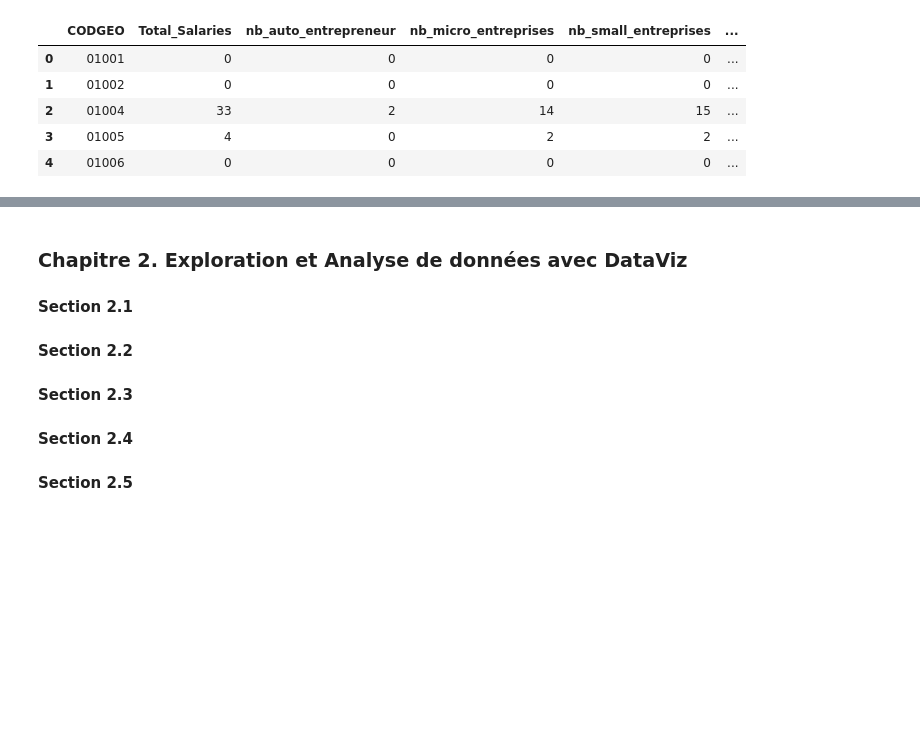
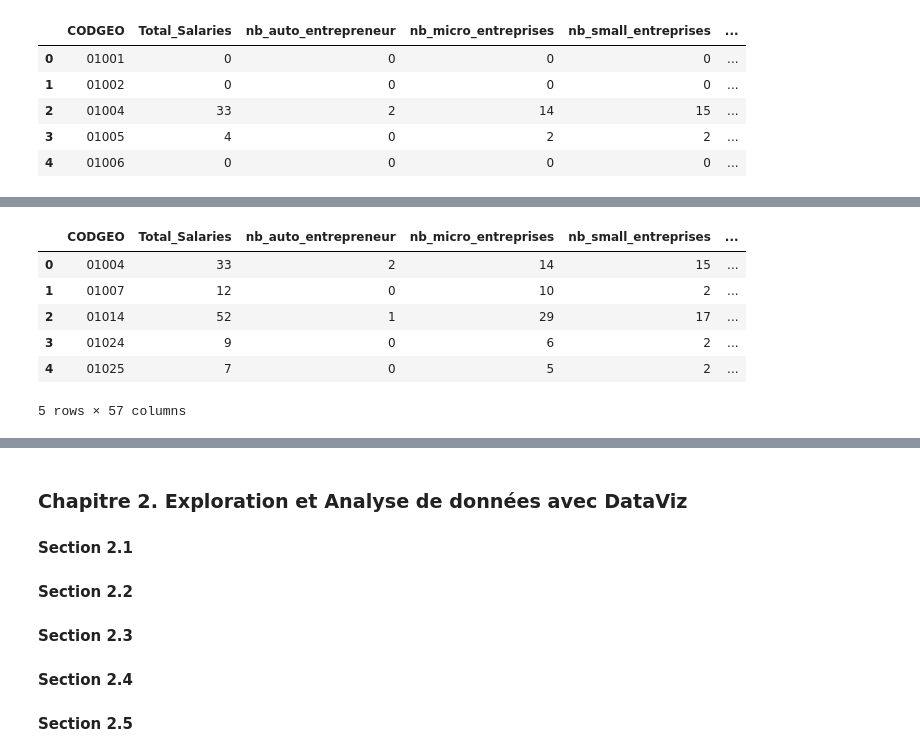
Before and after one commit to nkostiuk/french-industry, a Jupyter notebook: notebooks/Notebook_final-10-03-24.ipynb, the cells around one changed output, grey strips where cells are left out. Saved outputs shown, nothing was run; the diff lists cells and outputs as text; code cells hidden in the pictures; blank space fills up the shorter version.

Commit message:
merge total (svg cvs sur GoogleDrive

```diff
--- a/notebooks/Notebook_final-10-03-24.ipynb
+++ b/notebooks/Notebook_final-10-03-24.ipynb
@@ -299,0 +291,3 @@ Index(['CODGEO', 'ET_BE', 'ET_BE_0sal', 'ET_BE_1_4', 'ET_BE_5_9',
+# %%
+df_merge1=df_entreprises24.merge(df_name_geographic_final,left_on='CODGEO',right_on='COM_code_insee')
+display(df_merge1.head())
@@ -299,0 +302,12 @@ Index(['CODGEO', 'ET_BE', 'ET_BE_0sal', 'ET_BE_1_4', 'ET_BE_5_9',
+# %%
+add_leading_zeros(df_salary, 'CODGEO', 5)
+df_merge2=df_merge1.merge(df_salary,left_on='CODGEO',right_on='CODGEO')
+display(df_merge2.head())
+# %% [output]
+|  | CODGEO | Total_Salaries | nb_auto_entrepreneur | nb_micro_entreprises | nb_small_entreprises | ... |
+| 0 | 01004 | 33 | 2 | 14 | 15 | ... |
+| 1 | 01007 | 12 | 0 | 10 | 2 | ... |
+| 2 | 01014 | 52 | 1 | 29 | 17 | ... |
+| 3 | 01024 | 9 | 0 | 6 | 2 | ... |
+| 4 | 01025 | 7 | 0 | 5 | 2 | ... |
+5 rows × 57 columns
```
Also changed, not shown: parts of 4 cells of this notebook.
